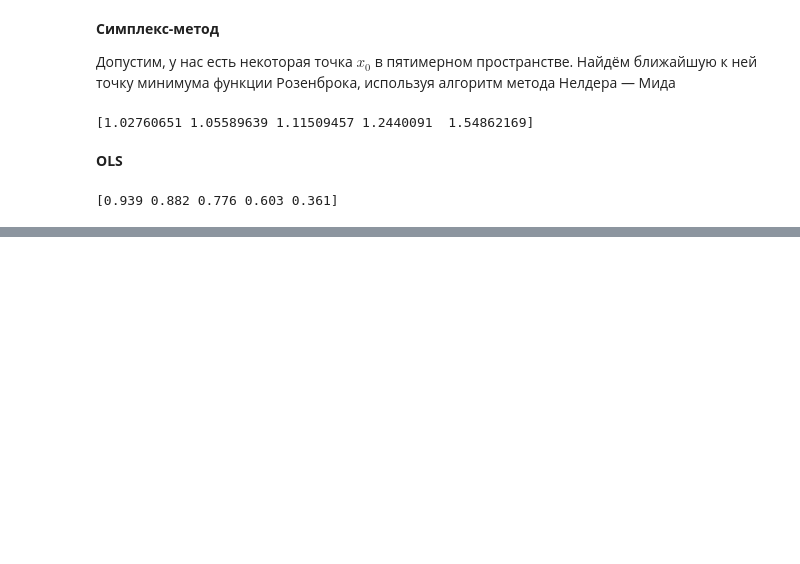
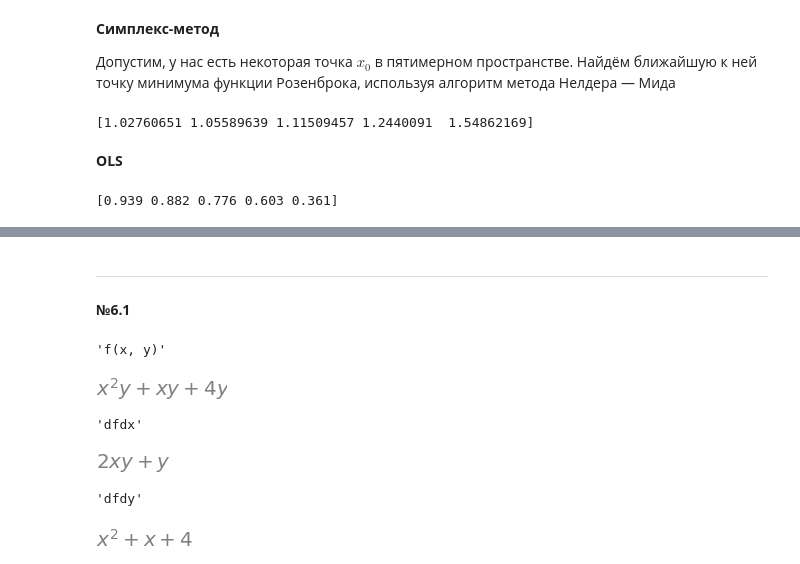
Before and after one commit to ScReameer/DS-learning, a Jupyter notebook: Math/Block-5/Module-5. Mathematical analysis II/Practice.ipynb, the cells around one changed output, grey strips where cells are left out. Drawn from its saved outputs; the diff is of its cells as text; code cells hidden in the pictures; blank space fills up the shorter version.

```diff
--- a/Math/Block-5/Module-5. Mathematical analysis II/Practice.ipynb
+++ b/Math/Block-5/Module-5. Mathematical analysis II/Practice.ipynb
@@ -409,0 +413,18 @@ print(result_point.x.round(3))
+# %%
+x, y, _lambda = symbols('x, y, \lambda')
+f = 4*x + 3*y
+phi = x**2 + y**2 - 1
+L = f + _lambda*(phi)
+dLdx, dLdy, dLdl = diff(L, x), diff(L, y), diff(L, _lambda)
+solveset = sympy.solve([dLdx, dLdy, dLdl], [x, y, _lambda])
+extremums = [f.subs(x, solve[0]).subs(y, solve[1]) for solve in solveset]
+display(
+    'Функция', f,
+    'Условие', sympy.Eq(phi, 0),
+    'Функция Лагранжа', L,
+    'Частная производная по x', dLdx,
+    'Частная производная по y', dLdy,
+    'Частная производная по lambda', dLdl,
+    'x, y, lambda', solveset,
+    'Точки экстремума', extremums
+)
@@ -409,0 +520,15 @@ print(result_point.x.round(3))
+# %% [markdown]
+***
+**№6.1**
+# %%
+# 6.1
+f = x**2*y + 4*y + y*x
+dfdx, dfdy = diff(f, x), diff(f, y)
+display('f(x, y)', f, 'dfdx', dfdx, 'dfdy', dfdy)
+# %% [output]
+'f(x, y)'
+[figure, added]
+'dfdx'
+[figure, added]
+'dfdy'
+[figure, added]
```
Also changed, not shown: parts of 10 cells of this notebook, 1 other file.
